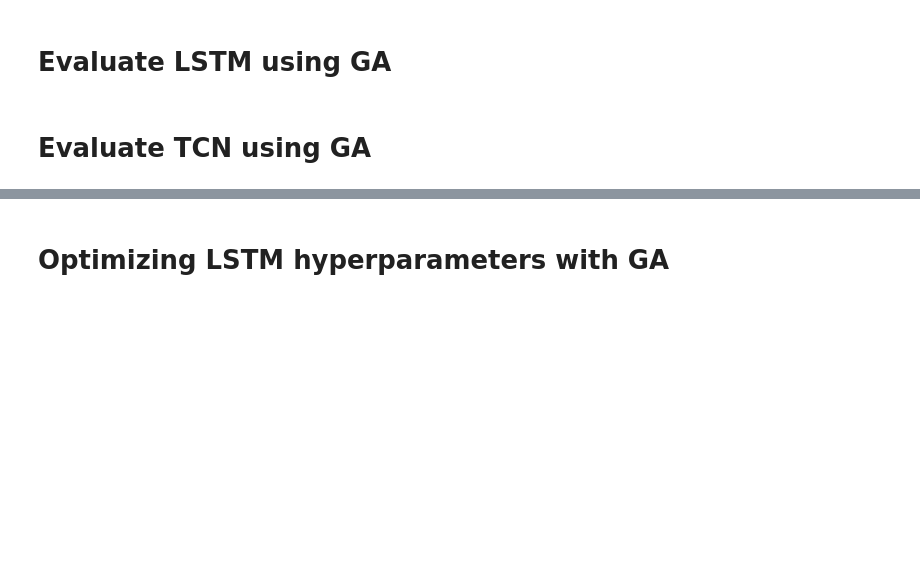
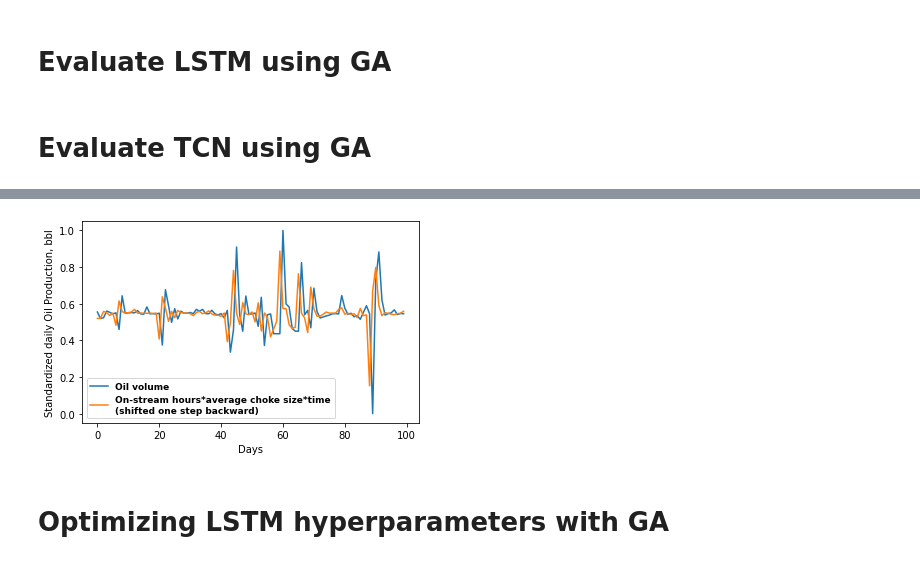
Before and after one commit to ashrafalaghbari/GA-TCN-LSTM, a Jupyter notebook: Proposed_model/GA_TCN_LSTM_model.ipynb, the cells around one changed output, grey strips where cells are left out. Saved outputs shown, nothing was run; the diff lists cells and outputs as text; code cells hidden in the pictures; blank space fills up the shorter version.

```diff
--- a/Proposed_model/GA_TCN_LSTM_model.ipynb
+++ b/Proposed_model/GA_TCN_LSTM_model.ipynb
@@ -606,3 +514,28 @@ plt.show()
+# %%
+import matplotlib.pyplot as plt
+from matplotlib.font_manager import FontProperties
+import numpy as np
+
+fig, ax = plt.subplots(1, 1, figsize=(140/25.5,90/25.5))
+plt.plot(y[:100], label='Oil volume')
+plt.plot(np.roll(x,-1)[:100], label='On-stream hours*average choke size*time\n(shifted one step backward)')
+
+plt.ylabel('Standardized daily Oil Production, bbl', fontsize=10)
+plt.xlabel('Days', fontsize=10)
+plt.xticks(fontsize=10)
+plt.yticks(fontsize=10)
+
+# Create a font object with bold weight and small size
+font = FontProperties(size=9, weight='bold')
+plt.legend(loc='lower left', prop=font)
+
+plt.tight_layout()
+plt.subplots_adjust(hspace=0.1, wspace=0.1)
+
+plt.savefig("Standardized daily Oil Production.jpeg", dpi=1000, bbox_inches='tight')
+plt.show()
+# %% [output]
+[figure, added]
 # %% [markdown]
 # Optimizing LSTM hyperparameters with GA
 # %%
```
Also changed, not shown: parts of 26 cells of this notebook, 21 other files.
